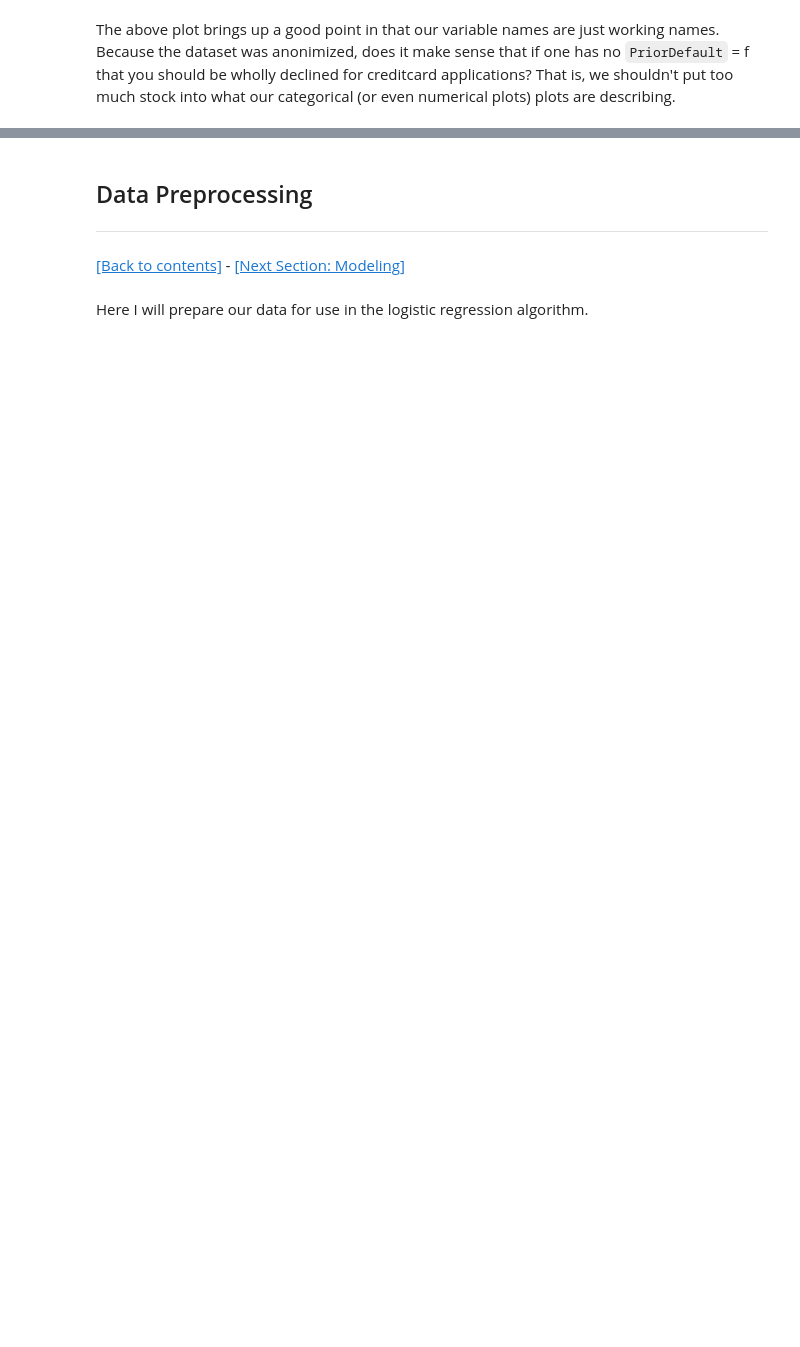
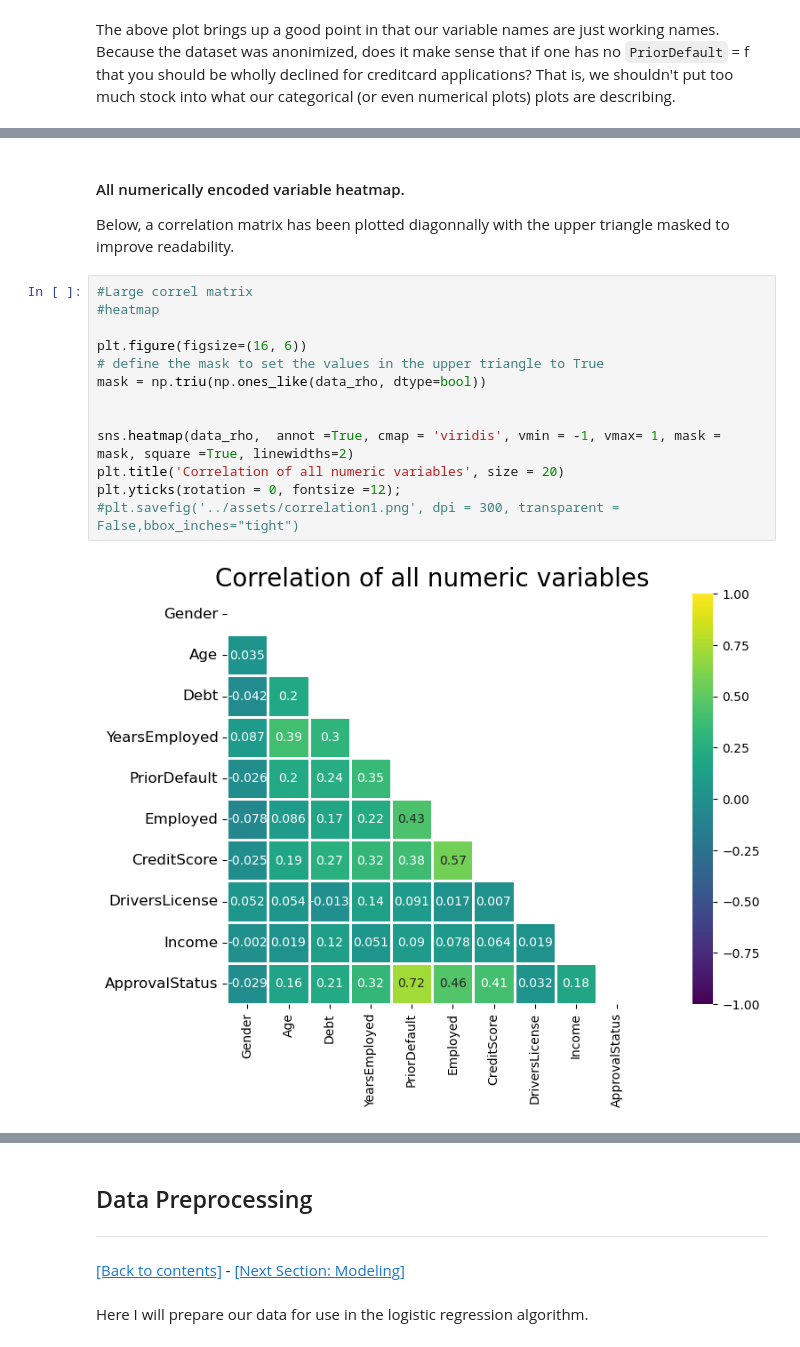
Before and after one commit to nvbergen/DC_project_CC_apps, a Jupyter notebook: Code/Credit approval Project.ipynb, the cells around one changed output, grey strips where cells are left out. Drawn from its saved outputs; the diff is of its cells as text; blank space fills up the shorter version.

```diff
--- a/Code/Credit approval Project.ipynb
+++ b/Code/Credit approval Project.ipynb
@@ -1398,0 +1418,18 @@ Age                      0.164
+# %% [markdown]
+#### All numerically encoded variable heatmap.
+Below, a correlation matrix has been plotted diagonnally with the upper triangle masked to improve readability.
+# %%
+#Large correl matrix
+#heatmap
+
+plt.figure(figsize=(16, 6))
+# define the mask to set the values in the upper triangle to True
+mask = np.triu(np.ones_like(data_rho, dtype=bool))
+
+
+sns.heatmap(data_rho,  annot =True, cmap = 'viridis', vmin = -1, vmax= 1, mask = mask, square =True, linewidths=2)
+plt.title('Correlation of all numeric variables', size = 20)
+plt.yticks(rotation = 0, fontsize =12);
+#plt.savefig('../assets/correlation1.png', dpi = 300, transparent = False,bbox_inches="tight")
+# %% [output]
+[figure, added]
```
Also changed, not shown: parts of 32 cells of this notebook.
